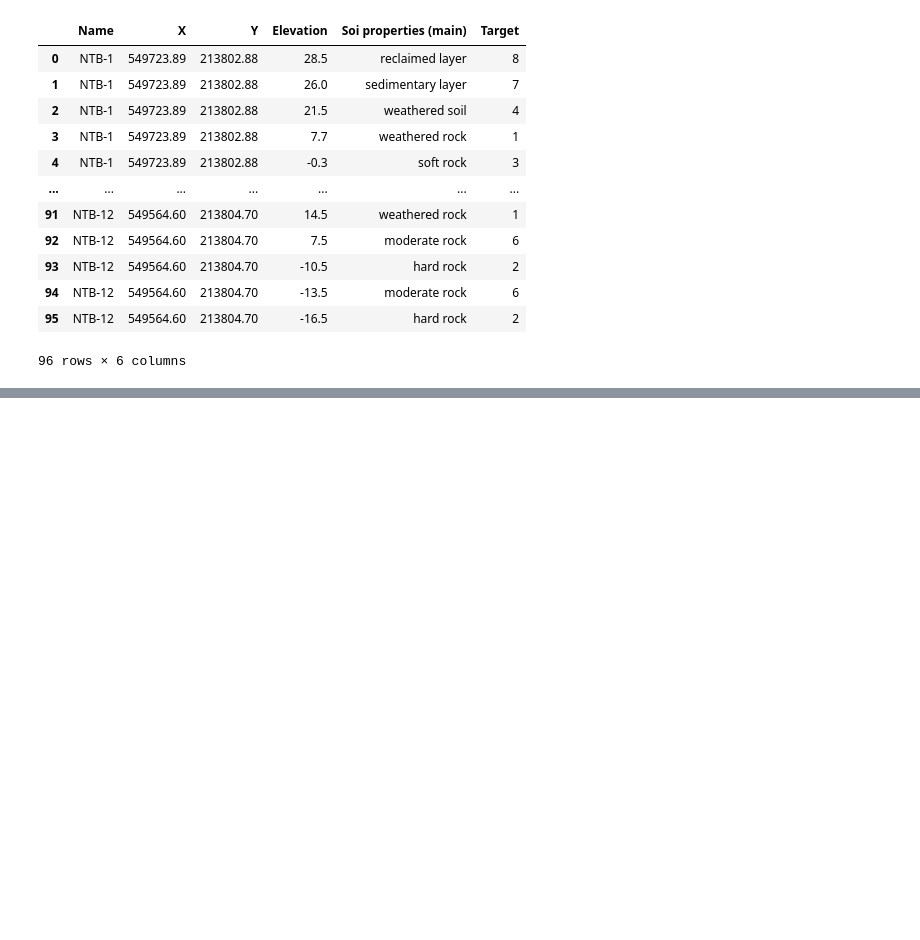
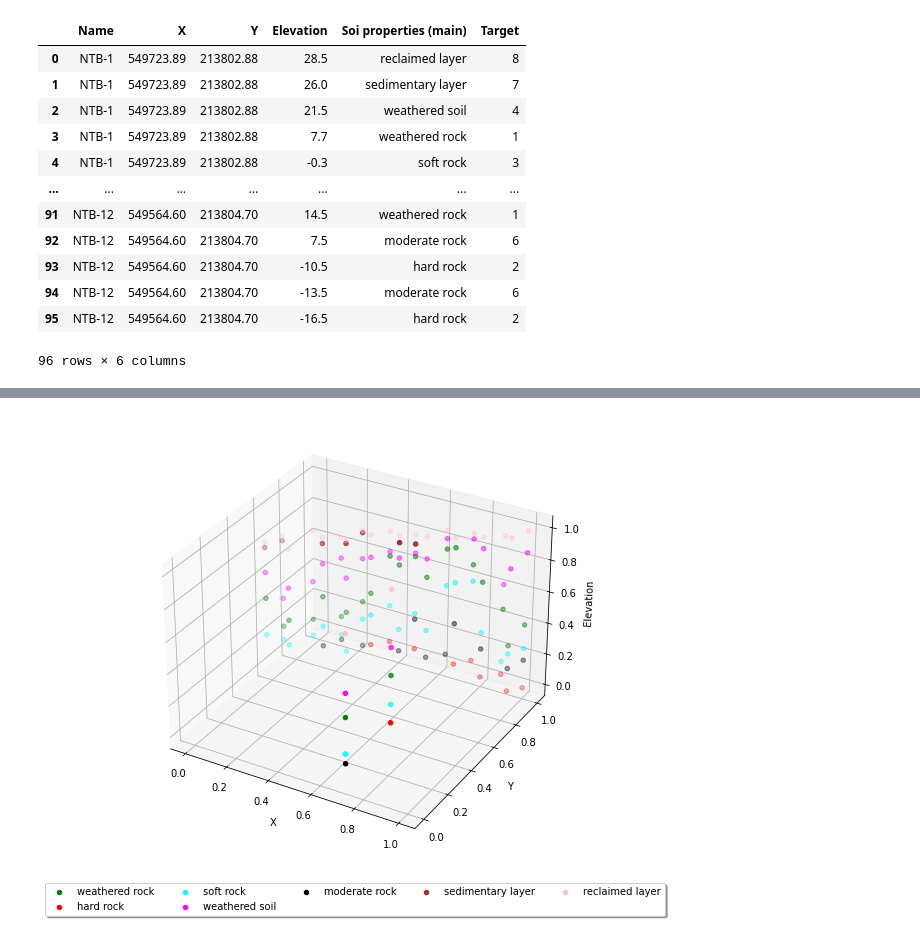
Before and after one commit to daitranskku/soil_properties, a Jupyter notebook: EDA.ipynb, the cells around one changed output, grey strips where cells are left out. Saved outputs shown, nothing was run; the diff lists cells and outputs as text; code cells hidden in the pictures; blank space fills up the shorter version.

```diff
--- a/EDA.ipynb
+++ b/EDA.ipynb
@@ -121,0 +149,5 @@ plt.show()
+# %%
+plot_data(normalized_X_train_tb, y_train_tb, labels, label_colours)
+plt.show()
+# %% [output]
+[figure, added]
```
Also changed, not shown: parts of 17 cells of this notebook.
